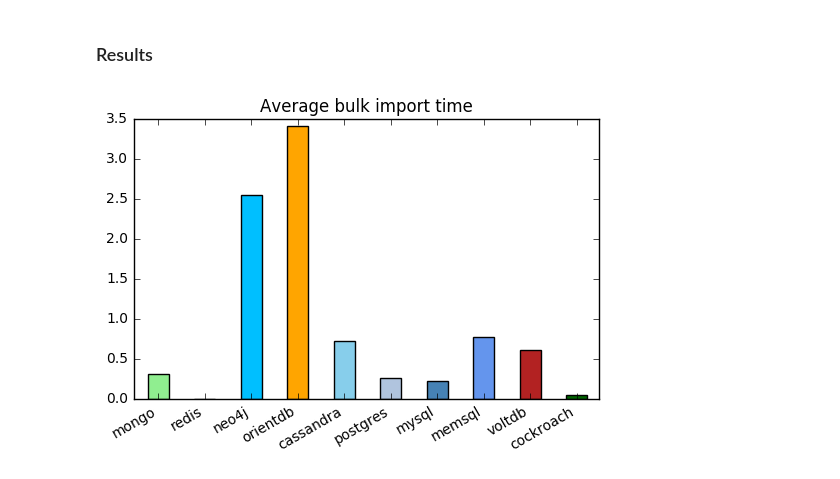
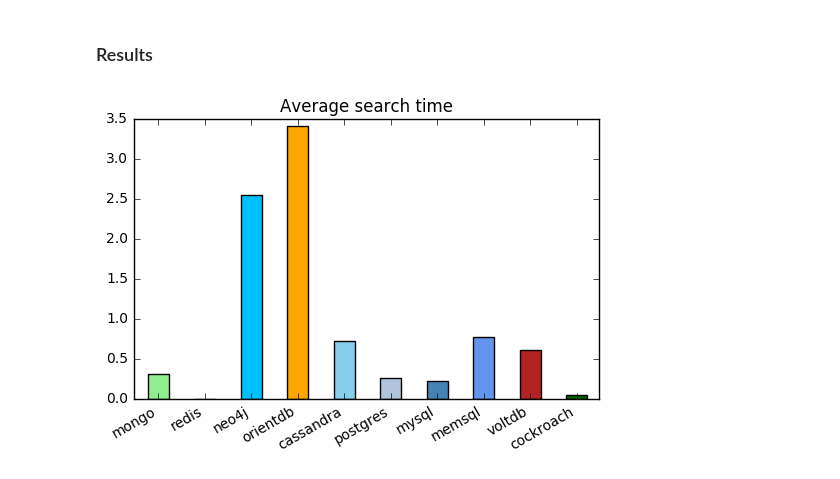
Before and after one commit to BigData-MielPops/Project2, a Jupyter notebook: python_commands_test.ipynb, the cells around one changed output. Drawn from its saved outputs; the diff is of its cells as text; code cells hidden in the pictures.

```diff
--- a/python_commands_test.ipynb
+++ b/python_commands_test.ipynb
@@ -299,6 +299,6 @@ cockroach: 0.045345147450764976
 # %% [markdown]
 ### Results
 # %%
-bar_plot(unindexed_read_times_avg, containers, colours, "Average bulk import time")
+bar_plot(unindexed_read_times_avg, containers, colours, "Average search time")
 # %% [output]
-[figure, old version]
+[figure, new version]
```
